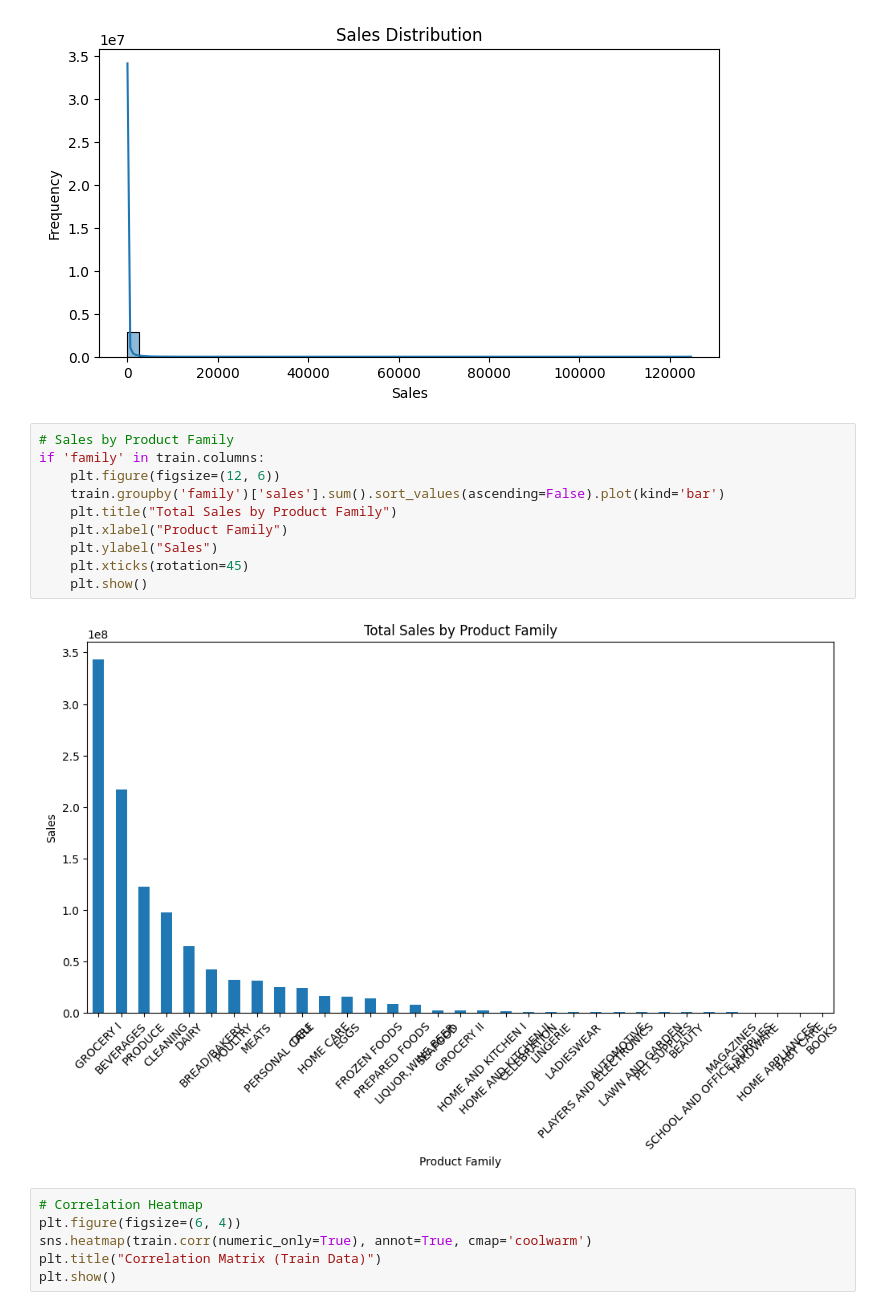
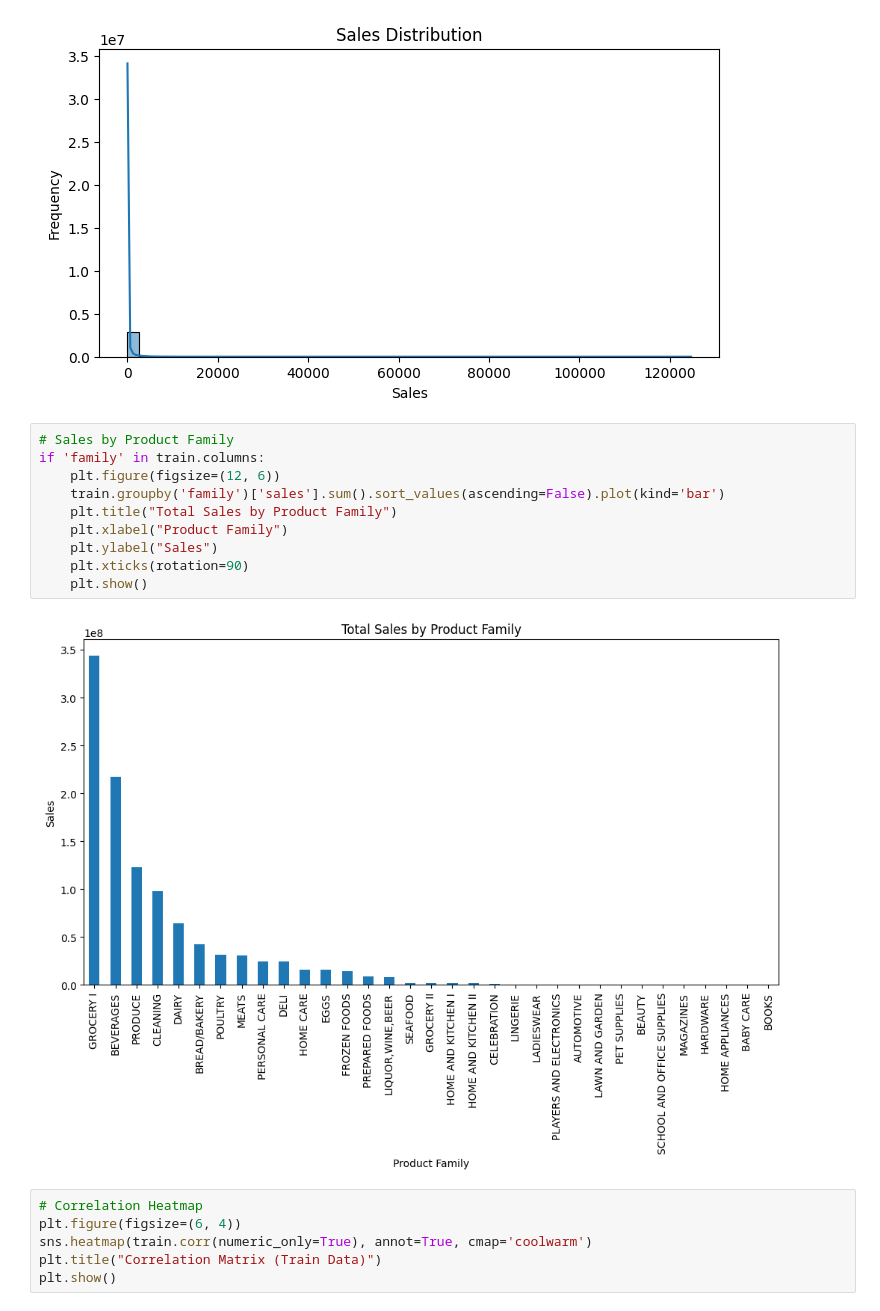
Before and after one commit to Ishikasingh101/Store_Sales_Prediction, a Jupyter notebook: experiments/EDA.ipynb, the cells around one changed output. Drawn from its saved outputs; the diff is of its cells as text.

```diff
--- a/experiments/EDA.ipynb
+++ b/experiments/EDA.ipynb
@@ -131,15 +146,15 @@ plt.show()
 # %%
 # Sales by Product Family
 if 'family' in train.columns:
     plt.figure(figsize=(12, 6))
     train.groupby('family')['sales'].sum().sort_values(ascending=False).plot(kind='bar')
     plt.title("Total Sales by Product Family")
     plt.xlabel("Product Family")
     plt.ylabel("Sales")
-    plt.xticks(rotation=45)
+    plt.xticks(rotation=90)
     plt.show()
 # %% [output]
-[figure, old version]
+[figure, new version]
 # %%
 # Correlation Heatmap
 plt.figure(figsize=(6, 4))
```
Also changed, not shown: parts of 75 cells of this notebook.
